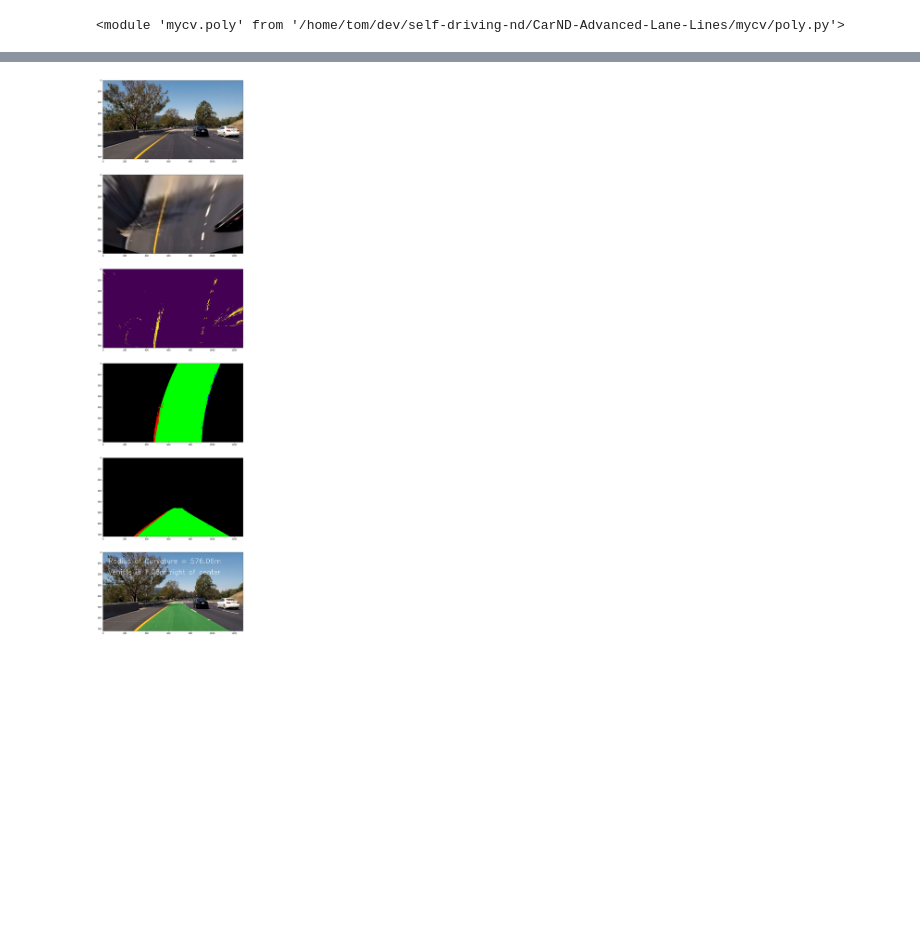
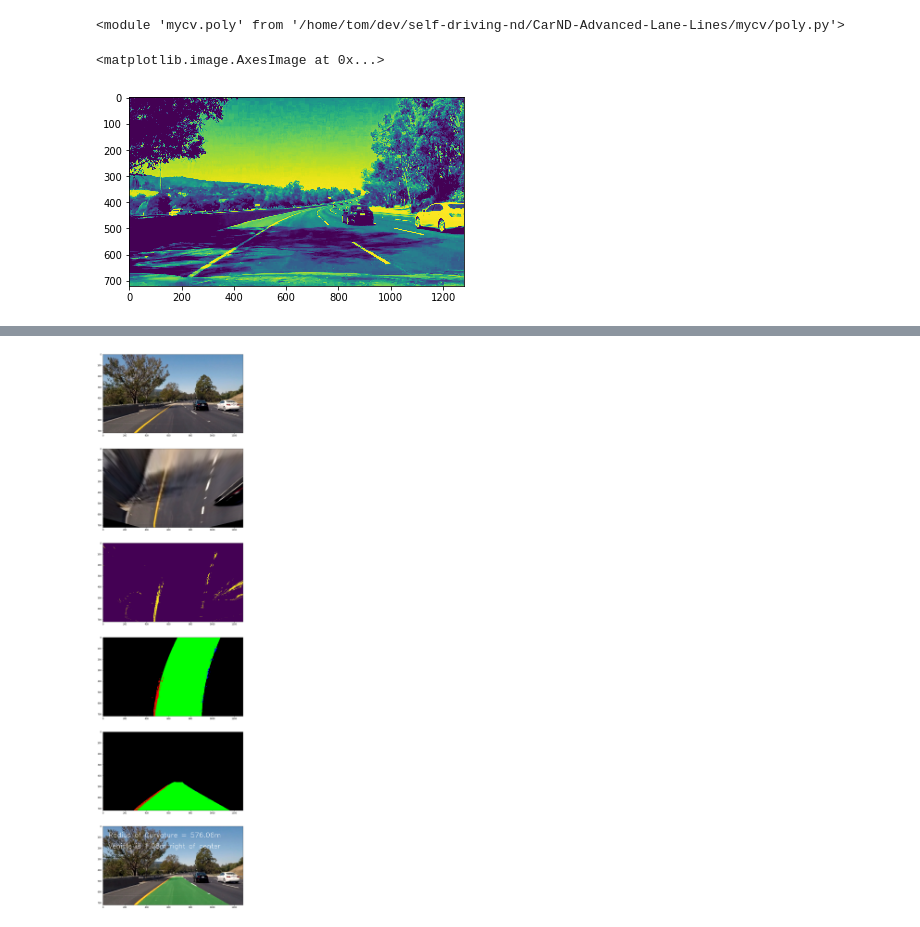
Before and after one commit to tdb-alcorn/CarND-Advanced-Lane-Lines, a Jupyter notebook: scratch.ipynb, the cells around one changed output, grey strips where cells are left out. Saved outputs shown, nothing was run; the diff lists cells and outputs as text; code cells hidden in the pictures; blank space fills up the shorter version.

```diff
--- a/scratch.ipynb
+++ b/scratch.ipynb
@@ -22,6 +22,11 @@ import mycv.poly as poly
 importlib.reload(poly)
 # %% [output]
 <module 'mycv.poly' from '/home/tom/dev/self-driving-nd/CarND-Advanced-Lane-Lines/mycv/poly.py'>
+# %%
+plt.imshow(filters.histogram_equalization(img[:, :, 0]))
+# %% [output]
+<matplotlib.image.AxesImage at 0x...>
+[figure, added]
 # %%
 c = camera.Camera()
 c.calibrate()
```
Also changed, not shown: parts of 4 cells of this notebook, 3 other files.
